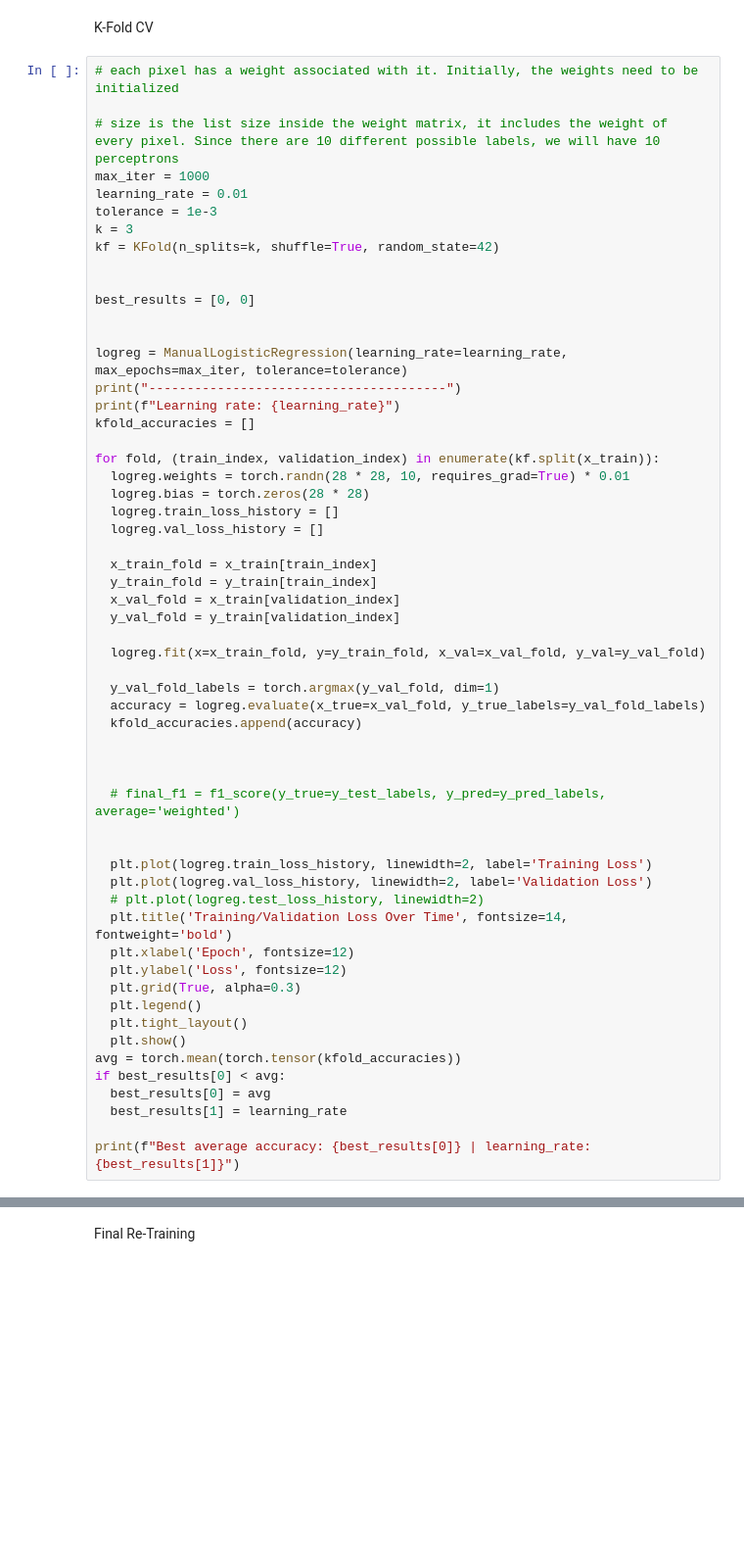
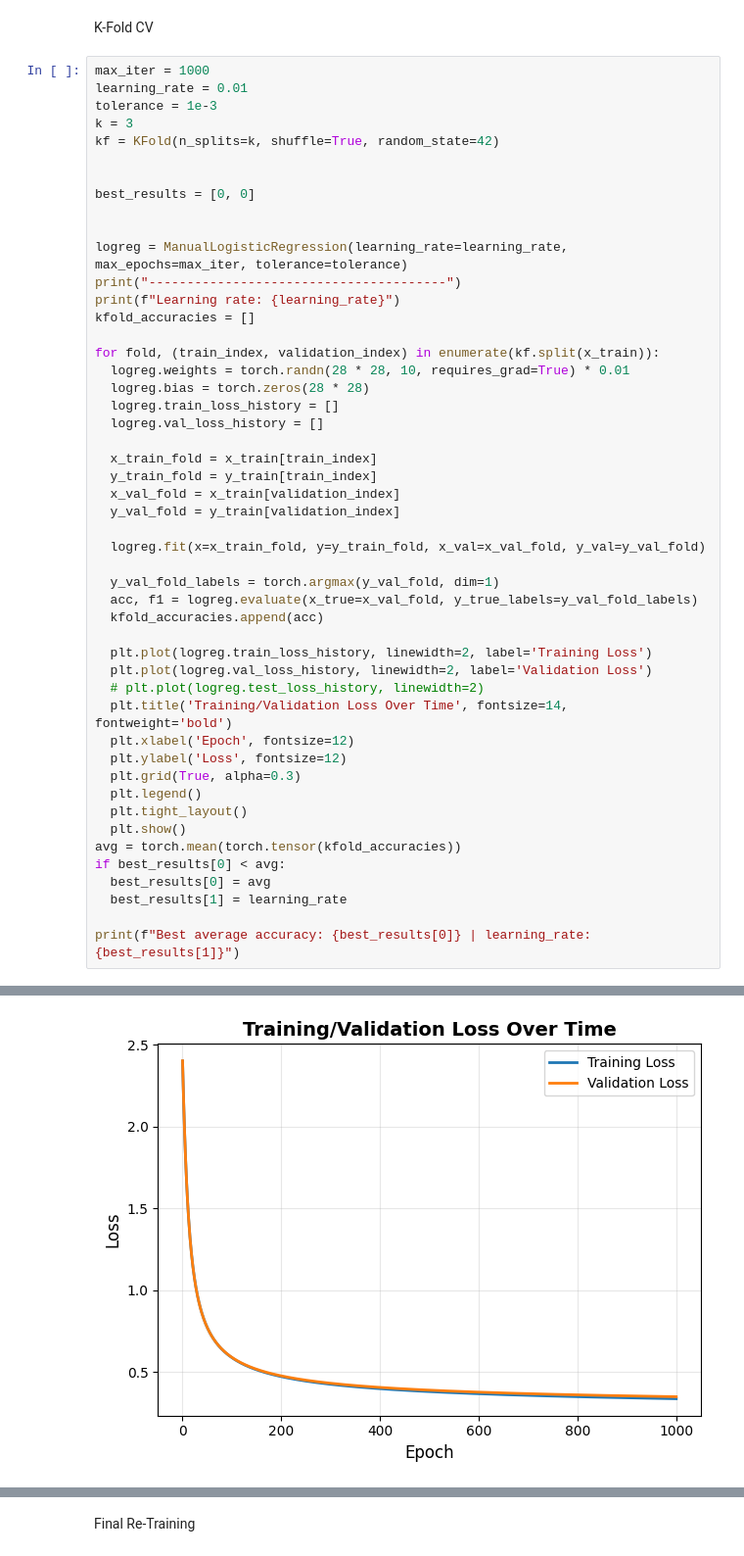
Before and after one commit to luminarts/Logistic-Regression-Model, a Jupyter notebook: logReg.ipynb, the cells around one changed output, grey strips where cells are left out. Shown at 98% size. Cells and saved outputs as stored; diff of their text form; blank space fills up the shorter version.

```diff
--- a/logReg.ipynb
+++ b/logReg.ipynb
@@ -164,9 +165,6 @@ x_test = (x_test - mean)/ std
 # %% [markdown]
 K-Fold CV
 # %%
-# each pixel has a weight associated with it. Initially, the weights need to be initialized
-
-# size is the list size inside the weight matrix, it includes the weight of every pixel. Since there are 10 different possible labels, we will have 10 perceptrons
 max_iter = 1000
 learning_rate = 0.01
 tolerance = 1e-3
@@ -196,13 +194,8 @@ for fold, (train_index, validation_index) in enumerate(kf.split(x_train)):
   logreg.fit(x=x_train_fold, y=y_train_fold, x_val=x_val_fold, y_val=y_val_fold)
 
   y_val_fold_labels = torch.argmax(y_val_fold, dim=1)
-  accuracy = logreg.evaluate(x_true=x_val_fold, y_true_labels=y_val_fold_labels)
-  kfold_accuracies.append(accuracy)
-
-
-
-  # final_f1 = f1_score(y_true=y_test_labels, y_pred=y_pred_labels, average='weighted')
-
+  acc, f1 = logreg.evaluate(x_true=x_val_fold, y_true_labels=y_val_fold_labels)
+  kfold_accuracies.append(acc)
 
   plt.plot(logreg.train_loss_history, linewidth=2, label='Training Loss')
   plt.plot(logreg.val_loss_history, linewidth=2, label='Validation Loss')
@@ -234,0 +230 @@ Epoch 0 | Training Loss = 2.4006 | Val/Test Loss: 2.4028 | L2 Term: 0.3945075273
+[figure, added]
```
Also changed, not shown: parts of 6 cells of this notebook.
